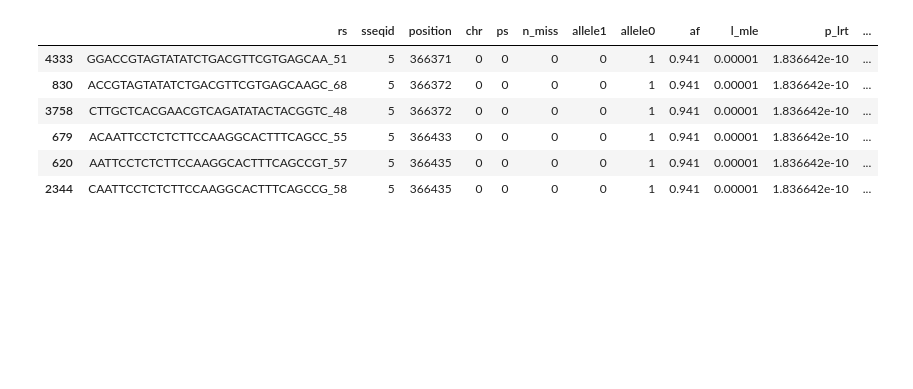
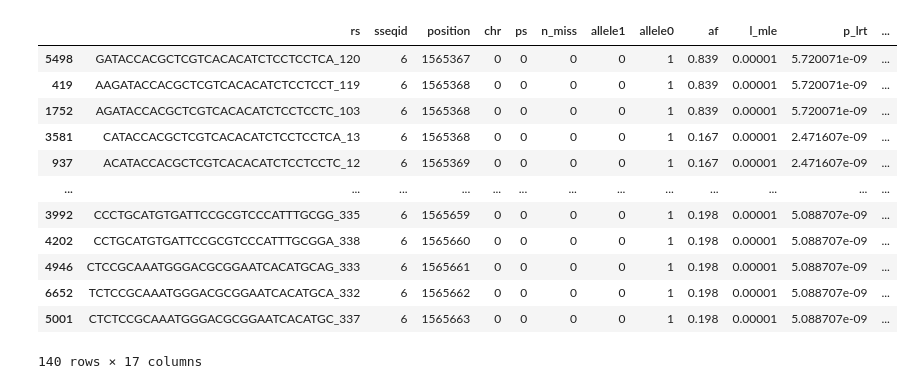
Before and after one commit to afeurtey/Kmer_GWAS, a Jupyter notebook: Sandbox_results_kmers.ipynb, the cells around one changed output. Drawn from its saved outputs; the diff is of its cells as text; code cells hidden in the pictures; blank space fills up the shorter version.

```diff
--- a/Sandbox_results_kmers.ipynb
+++ b/Sandbox_results_kmers.ipynb
@@ -2,7 +2,7 @@
 import pandas as pd
 import numpy as np
 import matplotlib.pyplot as plt
-condition = "day6_22C"
+condition = "eAUC22C"
 all_gwas_path =  "/cluster/scratch/afeurtey/Kmer_GWAS/5_GWAS_results/"
 dir_path = all_gwas_path + "GWAS_output_dir_" + condition + "/kmers/"
 # %%
@@ -146,12 +161,23 @@ plt.savefig(all_gwas_path + 'manhattan_plot_' + condition + '.png')
 # %%
 #Filter the dataframe to keep only the significant values
 df2 = df2[df2['log10_pval'] > single_value]
 df2
+
+#Write file to disk
+df2.to_csv(all_gwas_path + 'significant_kmers_blast_IPO323' + condition + '.tsv', sep='\t', index=False)
+
+print(f"Significant kmers saved to {all_gwas_path + 'significant_kmers_blast_IPO323' + condition + '.tsv'}")
 # %% [output]
 |  | rs | sseqid | position | chr | ps | n_miss | allele1 | allele0 | af | l_mle | p_lrt | ... |
-| 4333 | GGACCGTAGTATATCTGACGTTCGTGAGCAA_51 | 5 | 366371 | 0 | 0 | 0 | 0 | 1 | 0.941 | 0.00001 | 1.836642e-10 | ... |
-| 830 | ACCGTAGTATATCTGACGTTCGTGAGCAAGC_68 | 5 | 366372 | 0 | 0 | 0 | 0 | 1 | 0.941 | 0.00001 | 1.836642e-10 | ... |
-| 3758 | CTTGCTCACGAACGTCAGATATACTACGGTC_48 | 5 | 366372 | 0 | 0 | 0 | 0 | 1 | 0.941 | 0.00001 | 1.836642e-10 | ... |
-| 679 | ACAATTCCTCTCTTCCAAGGCACTTTCAGCC_55 | 5 | 366433 | 0 | 0 | 0 | 0 | 1 | 0.941 | 0.00001 | 1.836642e-10 | ... |
-| 620 | AATTCCTCTCTTCCAAGGCACTTTCAGCCGT_57 | 5 | 366435 | 0 | 0 | 0 | 0 | 1 | 0.941 | 0.00001 | 1.836642e-10 | ... |
-| 2344 | CAATTCCTCTCTTCCAAGGCACTTTCAGCCG_58 | 5 | 366435 | 0 | 0 | 0 | 0 | 1 | 0.941 | 0.00001 | 1.836642e-10 | ... |
+| 5498 | GATACCACGCTCGTCACACATCTCCTCCTCA_120 | 6 | 1565367 | 0 | 0 | 0 | 0 | 1 | 0.839 | 0.00001 | 5.720071e-09 | ... |
+| 419 | AAGATACCACGCTCGTCACACATCTCCTCCT_119 | 6 | 1565368 | 0 | 0 | 0 | 0 | 1 | 0.839 | 0.00001 | 5.720071e-09 | ... |
+| 1752 | AGATACCACGCTCGTCACACATCTCCTCCTC_103 | 6 | 1565368 | 0 | 0 | 0 | 0 | 1 | 0.839 | 0.00001 | 5.720071e-09 | ... |
+| 3581 | CATACCACGCTCGTCACACATCTCCTCCTCA_13 | 6 | 1565368 | 0 | 0 | 0 | 0 | 1 | 0.167 | 0.00001 | 2.471607e-09 | ... |
+| 937 | ACATACCACGCTCGTCACACATCTCCTCCTC_12 | 6 | 1565369 | 0 | 0 | 0 | 0 | 1 | 0.167 | 0.00001 | 2.471607e-09 | ... |
+| ... | ... | ... | ... | ... | ... | ... | ... | ... | ... | ... | ... | ... |
+| 3992 | CCCTGCATGTGATTCCGCGTCCCATTTGCGG_335 | 6 | 1565659 | 0 | 0 | 0 | 0 | 1 | 0.198 | 0.00001 | 5.088707e-09 | ... |
+| 4202 | CCTGCATGTGATTCCGCGTCCCATTTGCGGA_338 | 6 | 1565660 | 0 | 0 | 0 | 0 | 1 | 0.198 | 0.00001 | 5.088707e-09 | ... |
+| 4946 | CTCCGCAAATGGGACGCGGAATCACATGCAG_333 | 6 | 1565661 | 0 | 0 | 0 | 0 | 1 | 0.198 | 0.00001 | 5.088707e-09 | ... |
+| 6652 | TCTCCGCAAATGGGACGCGGAATCACATGCA_332 | 6 | 1565662 | 0 | 0 | 0 | 0 | 1 | 0.198 | 0.00001 | 5.088707e-09 | ... |
+| 5001 | CTCTCCGCAAATGGGACGCGGAATCACATGC_337 | 6 | 1565663 | 0 | 0 | 0 | 0 | 1 | 0.198 | 0.00001 | 5.088707e-09 | ... |
+140 rows × 17 columns
```
Also changed, not shown: parts of 7 cells of this notebook, 2 other files.
